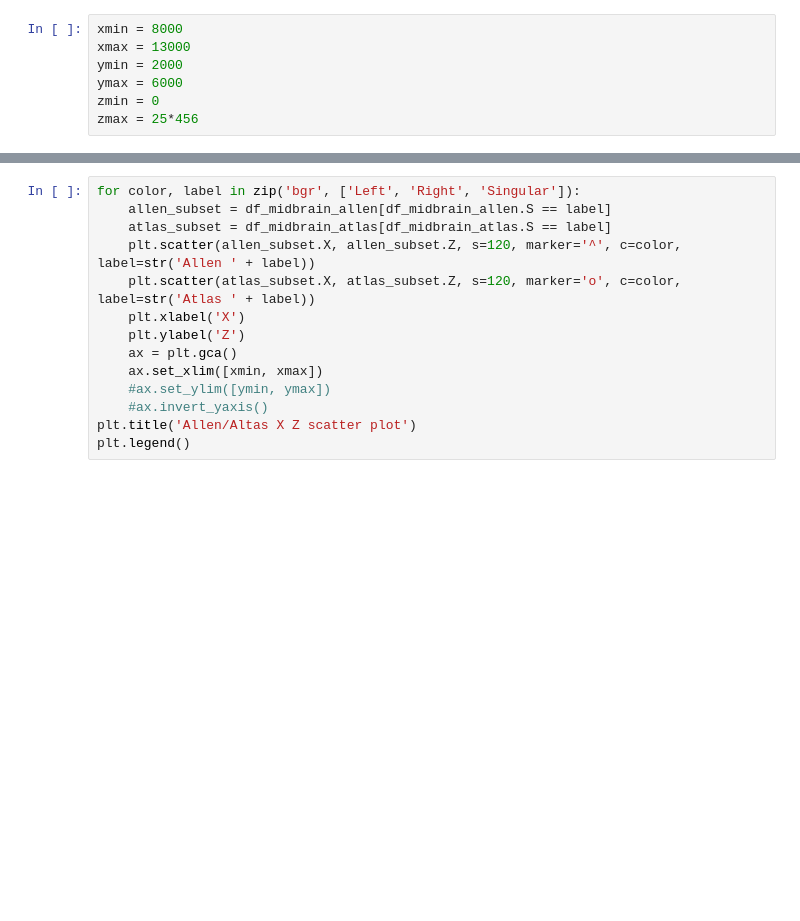
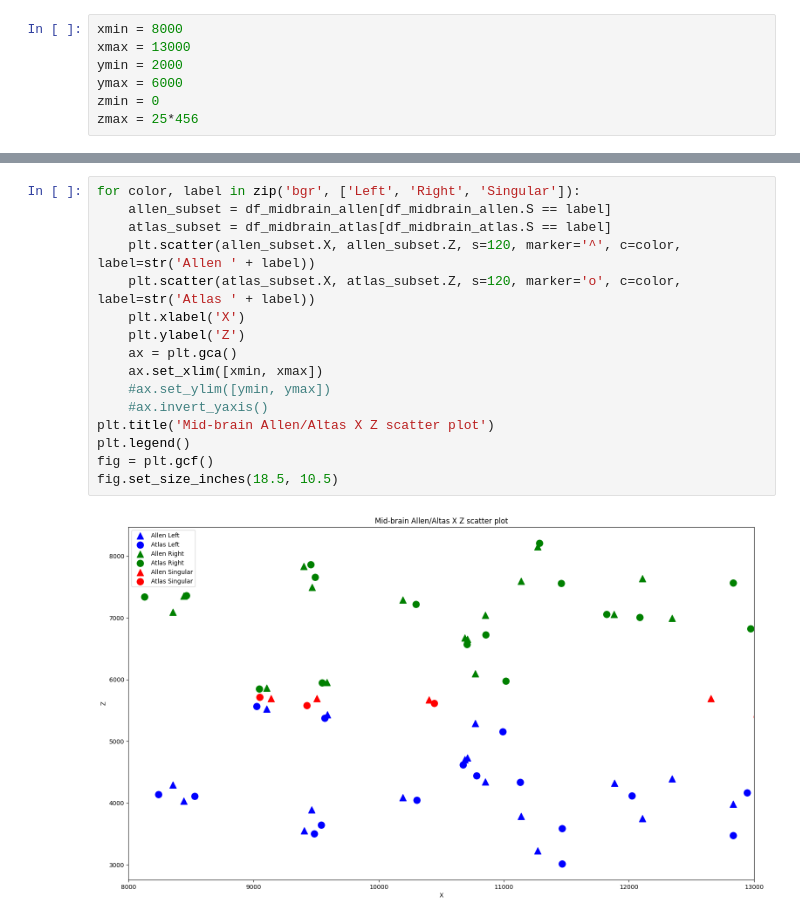
Before and after one commit to BrainSharer/pipeline, a Jupyter notebook: src/atlas/notebooks/allen.atlas.comparison.ipynb, the cells around one changed output, grey strips where cells are left out. Cells and saved outputs as stored; diff of their text form; blank space fills up the shorter version.

```diff
--- a/src/atlas/notebooks/allen.atlas.comparison.ipynb
+++ b/src/atlas/notebooks/allen.atlas.comparison.ipynb
@@ -82,17 +90,21 @@ plt.legend()
 # %%
 for color, label in zip('bgr', ['Left', 'Right', 'Singular']):
     allen_subset = df_midbrain_allen[df_midbrain_allen.S == label]
     atlas_subset = df_midbrain_atlas[df_midbrain_atlas.S == label]
     plt.scatter(allen_subset.X, allen_subset.Z, s=120, marker='^', c=color, label=str('Allen ' + label))
     plt.scatter(atlas_subset.X, atlas_subset.Z, s=120, marker='o', c=color, label=str('Atlas ' + label))
     plt.xlabel('X')
     plt.ylabel('Z')
     ax = plt.gca()
     ax.set_xlim([xmin, xmax])
     #ax.set_ylim([ymin, ymax])
     #ax.invert_yaxis()
-plt.title('Allen/Altas X Z scatter plot')
+plt.title('Mid-brain Allen/Altas X Z scatter plot')
 plt.legend()
+fig = plt.gcf()
+fig.set_size_inches(18.5, 10.5)
+# %% [output]
+[figure, added]
 # %%
 for color, label in zip('bgr', ['Left', 'Right', 'Singular']):
     allen_subset = df_midbrain_allen[df_midbrain_allen.S == label]
```
Also changed, not shown: parts of 16 cells of this notebook, 19 other files.
